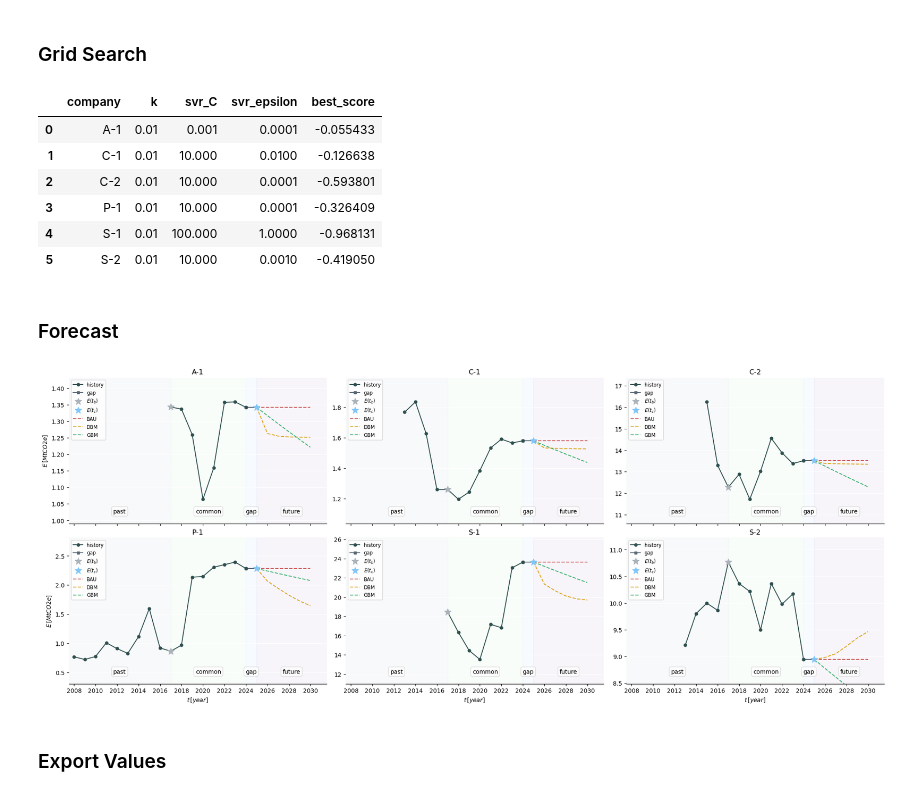
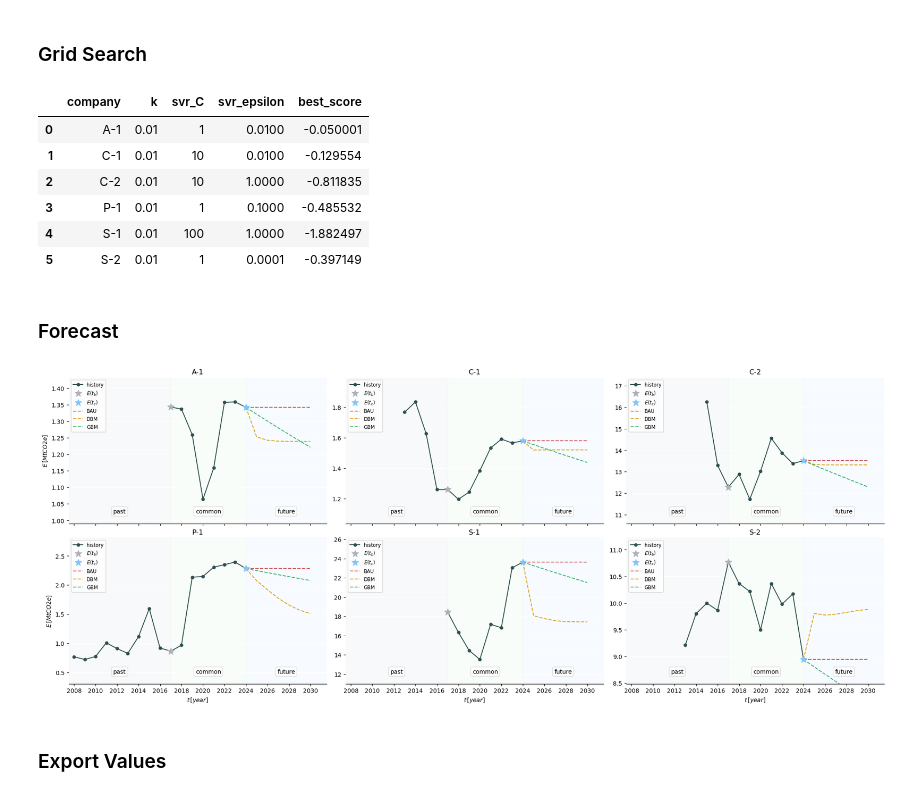
Before and after one commit to thiagoneye/costcaster, a Jupyter notebook: src/main.ipynb, the cells around one changed output. Cells and saved outputs as stored; diff of their text form; code cells hidden in the pictures.

```diff
--- a/src/main.ipynb
+++ b/src/main.ipynb
@@ -329,10 +298,10 @@ results = []
 
 for company_id, company_name in enumerate(list_of_companies):
     # Data Processing for Training
-    data = get_values(df, company_name, commom_range, gap_range, future_range)
-    _, _, _, _, _, _, X_train, y_train, _, _ = data
+    data = get_values(df, company_name, commom_range, future_range)
+    X_hist, y_hist, _, _, _, _ = data
 
-    commom_range_delimiter = np.where(X_train == commom_range[0])[0][0]
+    commom_range_delimiter = np.where(X_hist == commom_range[0])[0][0]
 
     best_score = np.inf  # negative if R2 or positive in other cases
     best_weight = None
@@ -341,7 +310,7 @@ for company_id, company_name in enumerate(list_of_companies):
     for k in [0.01, 0.05, 0.1, 0.5, 1, 5, 10, 50, 100]:
         weighting_params = set_weight_dict("sigmoid", k)
         weights = set_weights_sigmoid(
-            y_train, commom_range_delimiter, weighting_params["weights"]
+            y_hist, commom_range_delimiter, weighting_params["weights"]
         )
 
         # Create pipeline with scaler and SVR
@@ -373,7 +342,7 @@ for company_id, company_name in enumerate(list_of_companies):
         )
 
         # Executa o grid search
-        grid_search.fit(X_train.reshape(-1, 1), y_train, svr__sample_weight=weights)
+        grid_search.fit(X_hist.reshape(-1, 1), y_hist, svr__sample_weight=weights)
 
         mae = -grid_search.best_score_
 
@@ -406,12 +375,12 @@ results = pd.DataFrame(
 display(results)
 # %% [output]
 |  | company | k | svr_C | svr_epsilon | best_score |
-| 0 | A-1 | 0.01 | 0.001 | 0.0001 | -0.055433 |
-| 1 | C-1 | 0.01 | 10.000 | 0.0100 | -0.126638 |
-| 2 | C-2 | 0.01 | 10.000 | 0.0001 | -0.593801 |
-| 3 | P-1 | 0.01 | 10.000 | 0.0001 | -0.326409 |
-| 4 | S-1 | 0.01 | 100.000 | 1.0000 | -0.968131 |
-| 5 | S-2 | 0.01 | 10.000 | 0.0010 | -0.419050 |
+| 0 | A-1 | 0.01 | 1 | 0.0100 | -0.050001 |
+| 1 | C-1 | 0.01 | 10 | 0.0100 | -0.129554 |
+| 2 | C-2 | 0.01 | 10 | 1.0000 | -0.811835 |
+| 3 | P-1 | 0.01 | 1 | 0.1000 | -0.485532 |
+| 4 | S-1 | 0.01 | 100 | 1.0000 | -1.882497 |
+| 5 | S-2 | 0.01 | 1 | 0.0001 | -0.397149 |
 # %% [markdown]
 ### Forecast
 # %%
@@ -437,29 +406,26 @@ axs = axs.flatten()
 
 for company_id, company_name in enumerate(list_of_companies):
     # Data Processing for Training
-    data = get_values(df, company_name, commom_range, gap_range, future_range)
-    X_hist, y_hist, X_filt, y_filt, X_gap, y_gap, X_train, y_train, X_pred, X_plot = (
-        data
-    )
+    data = get_values(df, company_name, commom_range, future_range)
+    X_hist, y_hist, X_filt, y_filt, X_pred, X_plot = data
 
-    commom_range_delimiter = np.where(X_train == commom_range[0])[0][0]
+    commom_range_delimiter = np.where(X_hist == commom_range[0])[0][0]
 
     # Preparing Variable for Data Export
     output = dict()
     output["Years"] = X_pred.tolist()
 
-    # Plot (Past, Commom, and GAP)
+    # Plot (History)
     ax = axs[company_id]
     ax.plot(
         X_hist, y_hist, "-o", color=colors["History"], ms=5, label="history", zorder=10
     )
-    ax.plot(X_gap, y_gap, "-s", color="#566573", ms=4, label="gap")
     ax.plot(
         X_filt[0], y_filt[0], "*", color="#abb2b9", ms=12, label="$E(t_b)$", zorder=11
     )
     ax.plot(
-        X_train[-1],
-        y_train[-1],
+        X_hist[-1],
+        y_hist[-1],
         "*",
         color="#80c6fa",
         ms=12,
@@ -468,30 +434,30 @@ for company_id, company_name in enumerate(list_of_companies):
     )
 
     # BAU
-    y_pred = applies_constant_line(y_train, X_pred)
-    y_plot = np.insert(y_pred, 0, y_gap[-1])
+    y_pred = applies_constant_line(y_hist, X_pred)
+    y_plot = np.insert(y_pred, 0, y_hist[-1])
     output[f"{company_name} - BAU"] = y_pred.tolist()
 
     ax.plot(X_plot, y_plot, "--", color=colors["BAU"], label="BAU")
 
     # DBM
     y_pred = fit_model(
-        X_train,
-        y_train,
+        X_hist,
+        y_hist,
         "svr-rbf",
         weighting_params,
         commom_range_delimiter,
         C=best_param_by_company[company_name][1],
         epsilon=best_param_by_company[company_name][2],
     ).predict(X_pred.reshape(-1, 1))
-    y_plot = np.insert(y_pred, 0, y_gap[-1])
+    y_plot = np.insert(y_pred, 0, y_hist[-1])
     output[f"{company_name} - DBM"] = y_pred.tolist()
 
     ax.plot(X_plot, y_plot, "--", color=colors["DBM"], label="DBM")
 
     # GBM
-    y_pred = applies_power_law(X_train, y_train, X_pred)
-    y_plot = np.insert(y_pred, 0, y_gap[-1])
+    y_pred = applies_power_law(X_hist, y_hist, X_pred)
+    y_plot = np.insert(y_pred, 0, y_hist[-1])
 
     ax.plot(X_plot, y_plot, "--", color=colors["GBM"], label="GBM")
 
@@ -499,37 +465,36 @@ for company_id, company_name in enumerate(list_of_companies):
     ax.xaxis.set_major_locator(MultipleLocator(2))
     ax.set_xlim([past_range[0] - 0.5, future_range[1] + 0.5])
 
-    y_min, y_max = min(y_train), max(y_train)
+    y_min, y_max = min(y_hist), max(y_hist)
     y_min_lim, y_max_lim = get_ylim(y_min, y_max)
     y_baseline = np.mean([y_min, y_min_lim])
     ax.set_ylim([y_min_lim, y_max_lim])
 
     add_axvspan_annotation(
         ax, past_range[0] - 0.5, past_range[1], y_baseline=y_baseline
     )
     add_axvspan_annotation(ax, commom_range[0], commom_range[1], y_baseline=y_baseline)
-    add_axvspan_annotation(ax, commom_range[1], gap_range[1], y_baseline=y_baseline)
     add_axvspan_annotation(
-        ax, gap_range[1], future_range[1] + 0.5, y_baseline=y_baseline
+        ax, commom_range[1], future_range[1] + 0.5, y_baseline=y_baseline
     )
 
     ax.grid(color="w", axis="y")
     ax.spines["left"].set_visible(False)
     ax.spines["top"].set_visible(False)
     ax.spines["right"].set_visible(False)
 
     ax.legend(loc="upper left", fontsize="small")
     ax.set_title(f"{company_name}")
 
     if company_id in [0, 3]:
         ax.set_ylabel("$E \\, [MtCO2e]$")
 
     if company_id >= 3:
         ax.set_xlabel("$t \\, [year]$")
 
 fig.savefig(f"../img/Forecast.png", dpi=600, bbox_inches="tight")
 # %% [output]
-[figure, old version]
+[figure, new version]
 # %% [markdown]
 ### Export Values
 # %%
```
Also changed, not shown: parts of 3 cells of this notebook, 1 other file.
